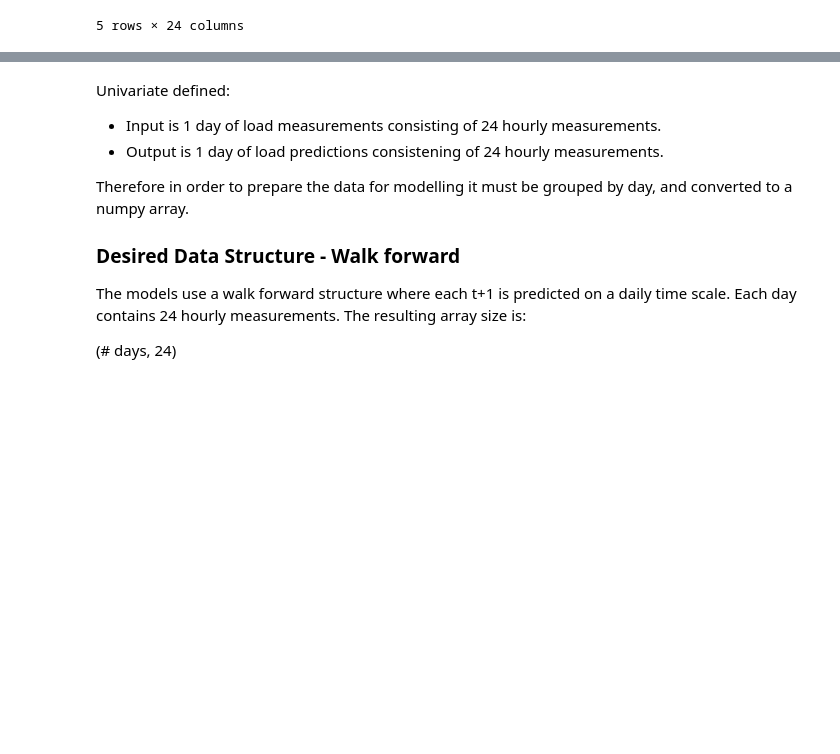
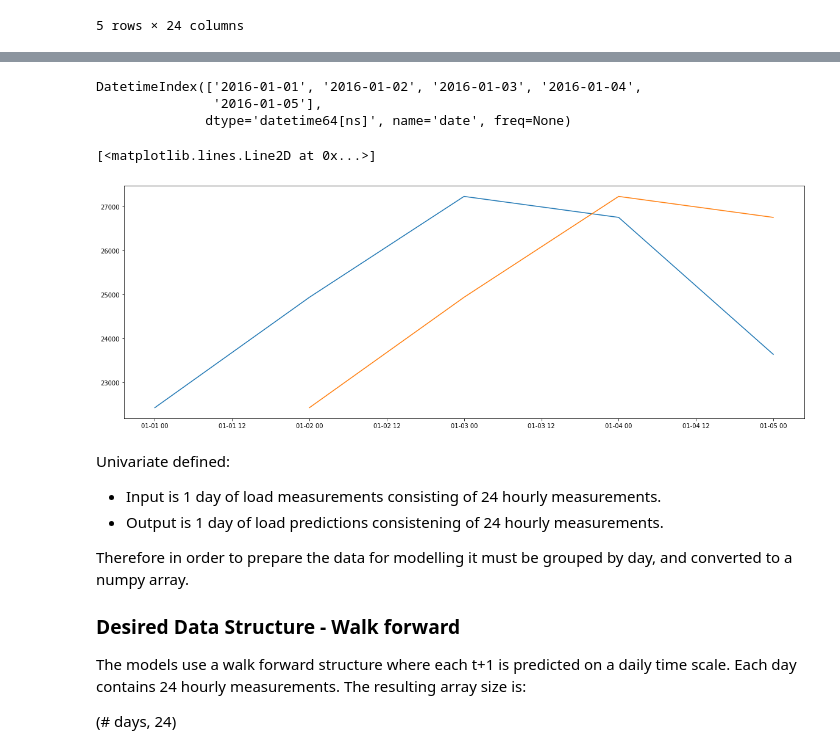
Before and after one commit to kolasniwash/short-term-energy-demand-forecasting, a Jupyter notebook: univariate_naive_model_preprocessing.ipynb, the cells around one changed output, grey strips where cells are left out. Cells and saved outputs as stored; diff of their text form; code cells hidden in the pictures; blank space fills up the shorter version.

```diff
--- a/univariate_naive_model_preprocessing.ipynb
+++ b/univariate_naive_model_preprocessing.ipynb
@@ -118,3 +120,7 @@ loads_processed.head()
 | 2016-01-04 | 26751.0 | 24882.0 | 23736.0 | 23199.0 | 23000.0 | 23348.0 | 25748.0 | 29620.0 | 31776.0 | 33087.0 | ... | ... |
 | 2016-01-05 | 23642.0 | 21990.0 | 20629.0 | 19865.0 | 19446.0 | 19248.0 | 19296.0 | 18956.0 | 20072.0 | 21911.0 | ... | ... |
 5 rows × 24 columns
+# %%
+h0_p = loads_processed.iloc[:,0]
+loads_shifted = loads_processed.shift(1)
+loads_shifted.head()
@@ -121,3 +136,18 @@ loads_processed.head()
+# %%
+h0 = loads_shifted.iloc[:,0]
+h0.index
+# %% [output]
+DatetimeIndex(['2016-01-01', '2016-01-02', '2016-01-03', '2016-01-04',
+               '2016-01-05'],
+              dtype='datetime64[ns]', name='date', freq=None)
+# %%
+fig = plt.figure(figsize=(20,7))
+
+plt.plot(h0_p.index, h0_p.values)
+plt.plot(h0.index, h0.values)
+# %% [output]
+[<matplotlib.lines.Line2D at 0x...>]
+[figure, added]
 # %% [markdown]
 Univariate defined:
 
```
Also changed, not shown: parts of 2 cells of this notebook.
